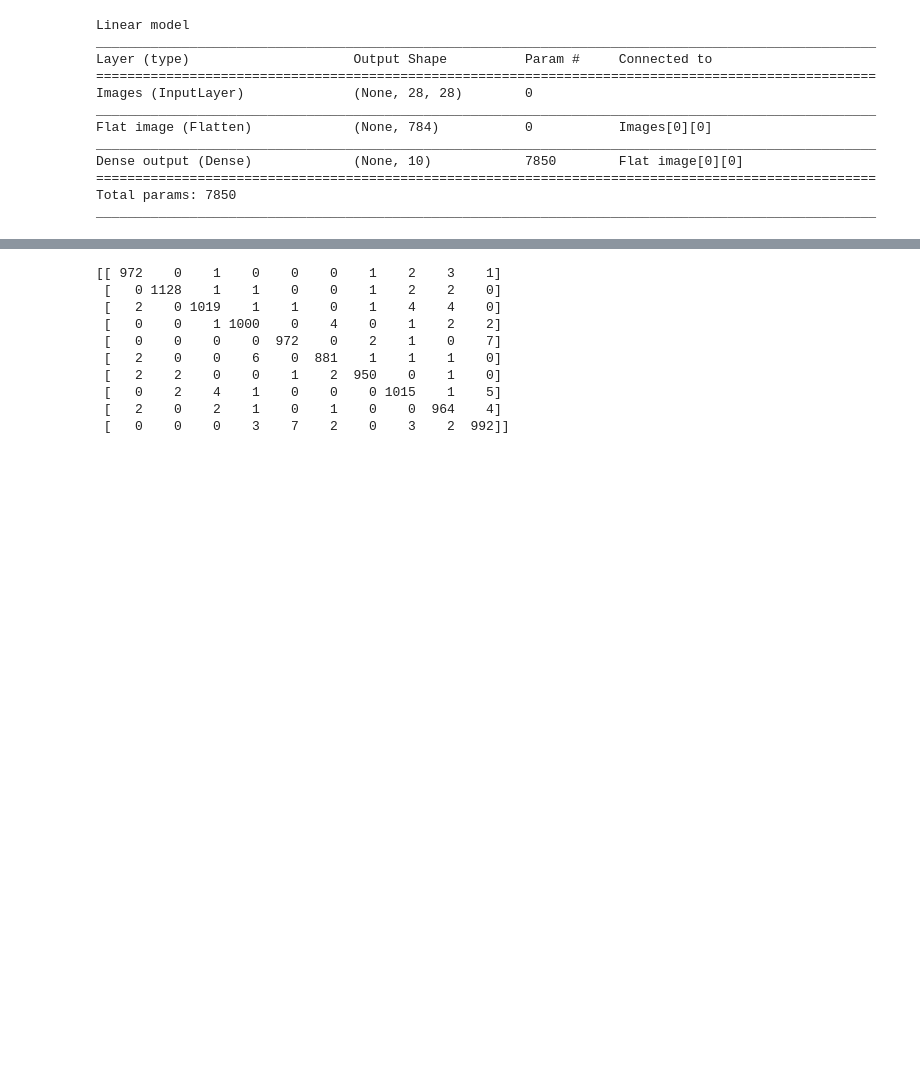
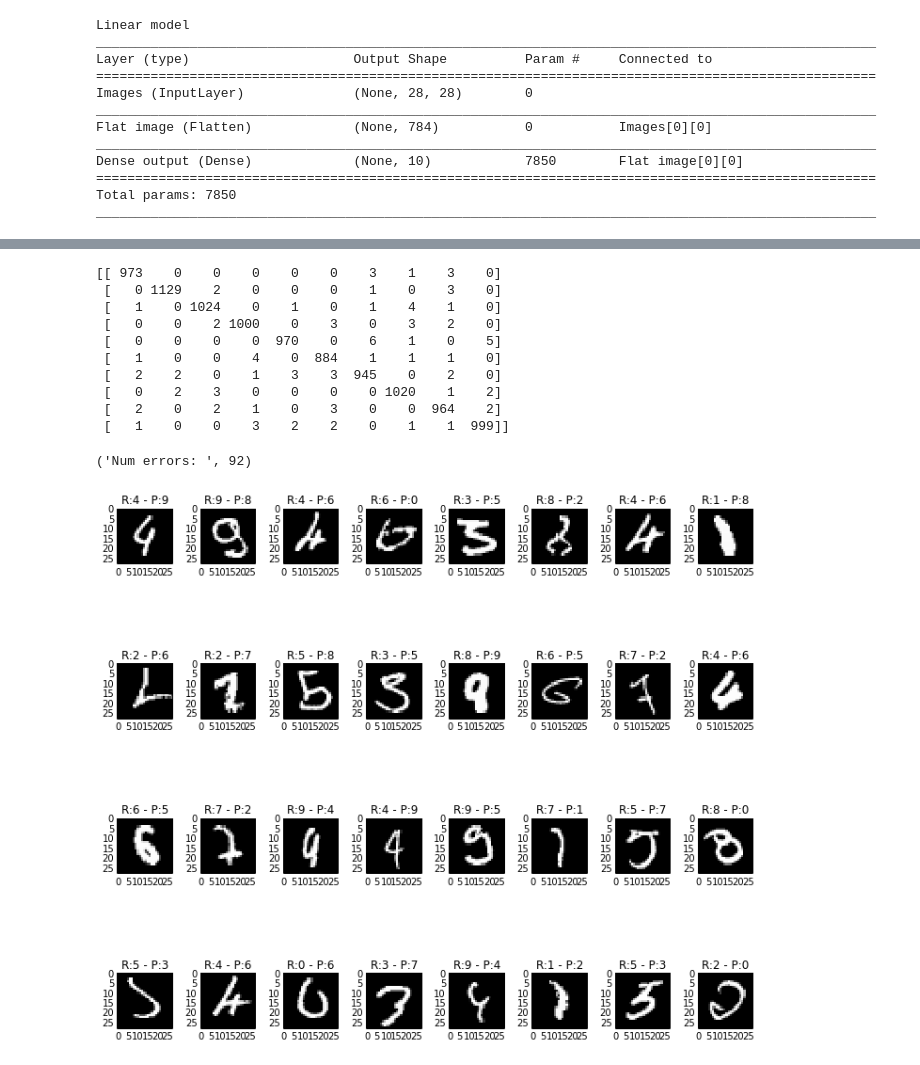
Before and after one commit to edmondzhang82/training, a Jupyter notebook: keras/Intro to Keras.ipynb, the cells around one changed output, grey strips where cells are left out. Drawn from its saved outputs; the diff is of its cells as text; code cells hidden in the pictures; blank space fills up the shorter version.

```diff
--- a/keras/Intro to Keras.ipynb
+++ b/keras/Intro to Keras.ipynb
@@ -94,7 +98,8 @@ from keras.layers import Input, Flatten, Dense, Convolution2D, Reshape, MaxPooli
 from keras.optimizers import sgd
 
 print('Linear model')
-images = Input(batch_shape=(None, 28, 28, 1), dtype='float32', name='Images')
+#images = Input(batch_shape=(None, 28, 28, 1), dtype='float32', name='Images')
+images = Input(batch_shape=(None, 1, 28, 28), dtype='float32', name='Images')
 
 #First convolution layers stack
 conv1 = Convolution2D(20, 5, 5)(images)
@@ -137,11 +142,13 @@ sgd_optimizer = sgd(lr=0.01, momentum=0.99, decay=0.005, nesterov=True)
 model_conv.compile(loss='sparse_categorical_crossentropy', optimizer=sgd_optimizer, metrics=['accuracy'])
 # %%
 # Train the model
-X_train = X_train.reshape(X_train.shape[0], 28, 28, 1)
-X_test = X_test.reshape(X_test.shape[0], 28, 28, 1)
+#X_train = X_train.reshape(X_train.shape[0], 28, 28, 1)
+#X_test = X_test.reshape(X_test.shape[0], 28, 28, 1)
+X_train = X_train.reshape(X_train.shape[0], 1, 28, 28)
+X_test = X_test.reshape(X_test.shape[0], 1, 28, 28)
 
 batch_size = 256
-nb_epoch = 30
+nb_epoch = 10
 history = model_conv.fit(X_train, y_train,
                     batch_size=batch_size, nb_epoch=nb_epoch,
                     verbose=1, validation_data=(X_test, y_test))
@@ -172,13 +179,45 @@ pred_test = np.argmax(model_conv.predict(X_test), axis=1)
 from sklearn.metrics import confusion_matrix
 print(confusion_matrix(y_test,pred_test))
 # %% [output]
-[[ 972    0    1    0    0    0    1    2    3    1]
- [   0 1128    1    1    0    0    1    2    2    0]
- [   2    0 1019    1    1    0    1    4    4    0]
- [   0    0    1 1000    0    4    0    1    2    2]
- [   0    0    0    0  972    0    2    1    0    7]
- [   2    0    0    6    0  881    1    1    1    0]
- [   2    2    0    0    1    2  950    0    1    0]
- [   0    2    4    1    0    0    0 1015    1    5]
- [   2    0    2    1    0    1    0    0  964    4]
- [   0    0    0    3    7    2    0    3    2  992]]
+[[ 973    0    0    0    0    0    3    1    3    0]
+ [   0 1129    2    0    0    0    1    0    3    0]
+ [   1    0 1024    0    1    0    1    4    1    0]
+ [   0    0    2 1000    0    3    0    3    2    0]
+ [   0    0    0    0  970    0    6    1    0    5]
+ [   1    0    0    4    0  884    1    1    1    0]
+ [   2    2    0    1    3    3  945    0    2    0]
+ [   0    2    3    0    0    0    0 1020    1    2]
+ [   2    0    2    1    0    3    0    0  964    2]
+ [   1    0    0    3    2    2    0    1    1  999]]
+# %%
+#Plot errors
+import matplotlib.pyplot as plt
+%matplotlib inline
+
+# set display defaults
+plt.rcParams['figure.figsize'] = (10, 10)        # large images
+plt.rcParams['image.interpolation'] = 'nearest'  # don't interpolate: show square pixels
+plt.rcParams['image.cmap'] = 'gray'              # use grayscale output color heatmap
+
+
+test_errors=[]
+test_errors_real=[]
+test_errors_predict=[]
+
+for i in range(len(pred_test)):
+    if pred_test[i] != y_test[i]: #Error!
+        test_errors += [X_test[i,0,:,:]]
+        test_errors_real += [y_test[i]]
+        test_errors_predict += [pred_test[i]]
+print("Num errors: ", len(test_errors))
+
+
+fig = plt.figure()
+for n, i in enumerate(range(32)):
+    a = fig.add_subplot(4,8,n+1)
+    a.set_title('R:'+str(test_errors_real[i])+' - P:'+str(test_errors_predict[i]))
+    fig.tight_layout()
+    plt.imshow(test_errors[i])
+# %% [output]
+('Num errors: ', 92)
+[figure, added]
```
Also changed, not shown: parts of 6 cells of this notebook, 14 other files.
